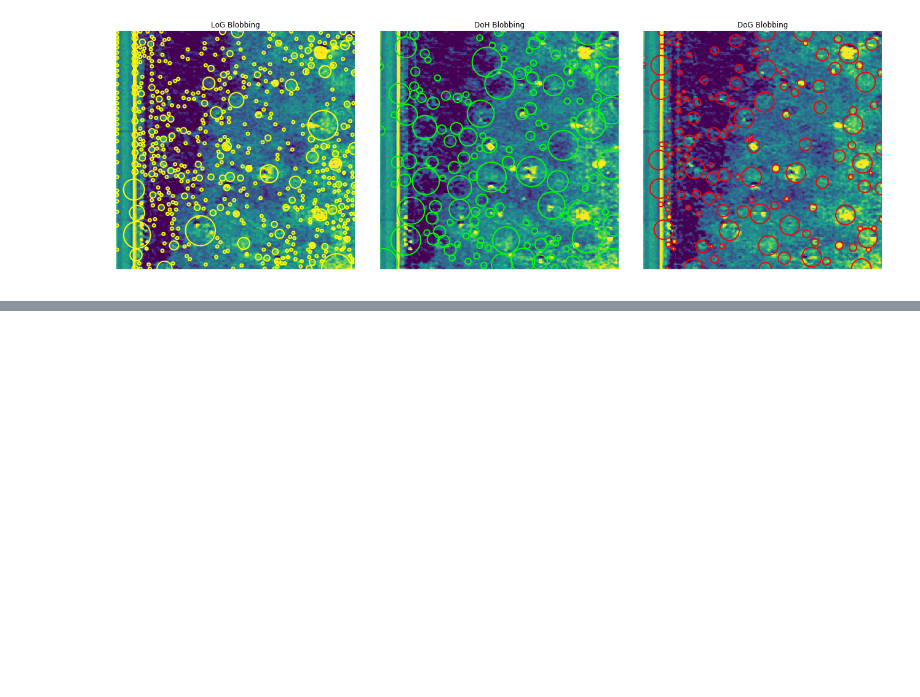
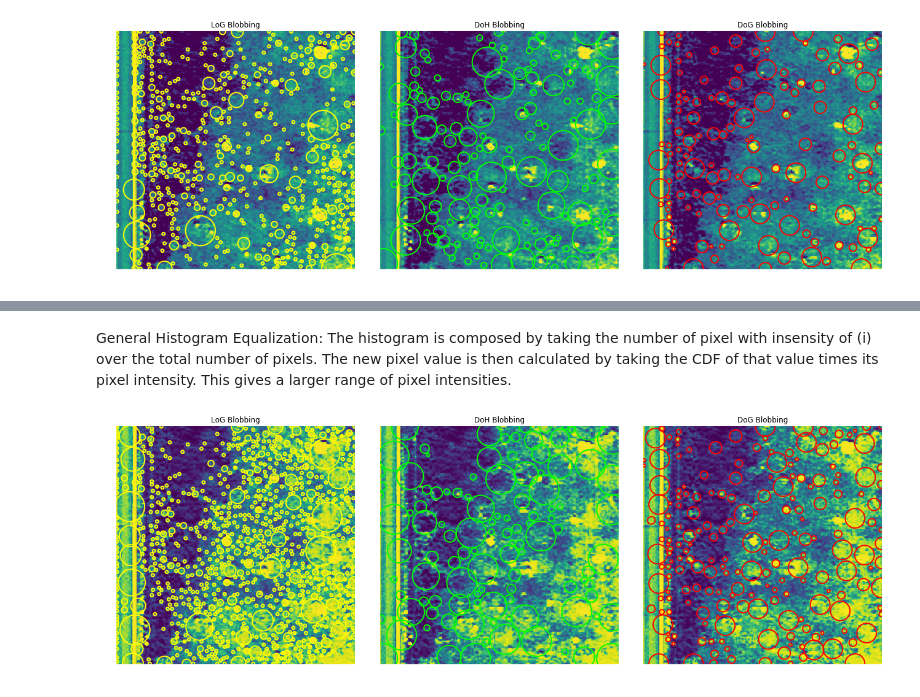
Before and after one commit to Powers-RC/Capstone, a Jupyter notebook: src/Mound_detection_methods.ipynb, the cells around one changed output, grey strips where cells are left out. Drawn from its saved outputs; the diff is of its cells as text; code cells hidden in the pictures; blank space fills up the shorter version.

```diff
--- a/src/Mound_detection_methods.ipynb
+++ b/src/Mound_detection_methods.ipynb
@@ -230,19 +243,3 @@ for p in images:
     plt.show()
 # %% [output]
 [figure]
-# %%
-import numpy as np
-import argparse
-import cv2
-
-plt.close('all')
-images = ['0-3.png']
-filepath = '../../Capstone_images/NN_ready_images'
-
-for p in images:
-    im = Image.open(filepath + '/' + p)
-    im.load()
-    im_data = np.asarray(im)
-    grey_im = rgb2gray(im_data)
-
-    circles = cv2.HoughCircles(grey_im, cvs.COLOR_RGB2GRAY)
@@ -303,0 +246,52 @@ ValueError: The truth value of an array with more than one element is ambiguous.
+# %% [markdown]
+General Histogram Equalization:
+    The histogram is composed by taking the number of pixel with insensity of (i) over the total number of pixels. The new pixel value is then calculated by taking the CDF of that value times its pixel intensity. This gives a larger range of pixel intensities.
+# %%
+
+plt.close('all')
+images = ['0-3.png']
+filepath = '../../Capstone_images/NN_ready_images'
+
+for p in images:
+    im = Image.open(filepath + '/' + p)
+    im.load()
+    im_data = np.asarray(im)
+    grey_im = rgb2gray(im_data)
+
+
+    img_eq = exposure.equalize_hist(grey_im)
+
+    #Laplacian of Gaussian (LoG) method
+    blobs_log = blob_log(img_eq, min_sigma=1, max_sigma=10, threshold=.1, overlap=.1)
+    blobs_log[:, 2] = blobs_log[:, 2] * sqrt(2)
+
+    # Determinant of Hessian method
+    blobs_doh = blob_doh(img_eq, min_sigma=1, max_sigma=10, threshold=.002, overlap=0.1)
+    blobs_doh[:, 2] = blobs_doh[:, 2] * sqrt(2)
+
+    #Difference of Gaussian (DoG) method
+    blobs_dog = blob_dog(img_eq, threshold=.1, min_sigma = 1, max_sigma=10, overlap = 0.1)
+    blobs_dog[:, 2] = blobs_dog[:,2] * sqrt(2)
+
+    blobs_lst = [blobs_log, blobs_doh, blobs_dog]
+    colors = ['yellow', 'lime', 'red']
+    titles = ['LoG Blobbing', 'DoH Blobbing', 'DoG Blobbing']
+
+    order = zip(blobs_lst, colors, titles)
+    f, ax = plt.subplots(1,3, figsize=(18, 16))
+
+
+
+    for i, (blob, color, title) in enumerate(order):
+        ax[i].set_title(title)
+        ax[i].imshow(img_eq, interpolation='nearest')
+        for b in blob:
+            y, x, r = b
+            c = plt.Circle((x,y), r, color=color, linewidth=2, fill=False)
+            ax[i].add_patch(c)
+        ax[i].set_axis_off()
+
+    plt.tight_layout()
+    plt.show()
+# %% [output]
+[figure, added]
```
Also changed, not shown: parts of 15 cells of this notebook, 5 other files.
